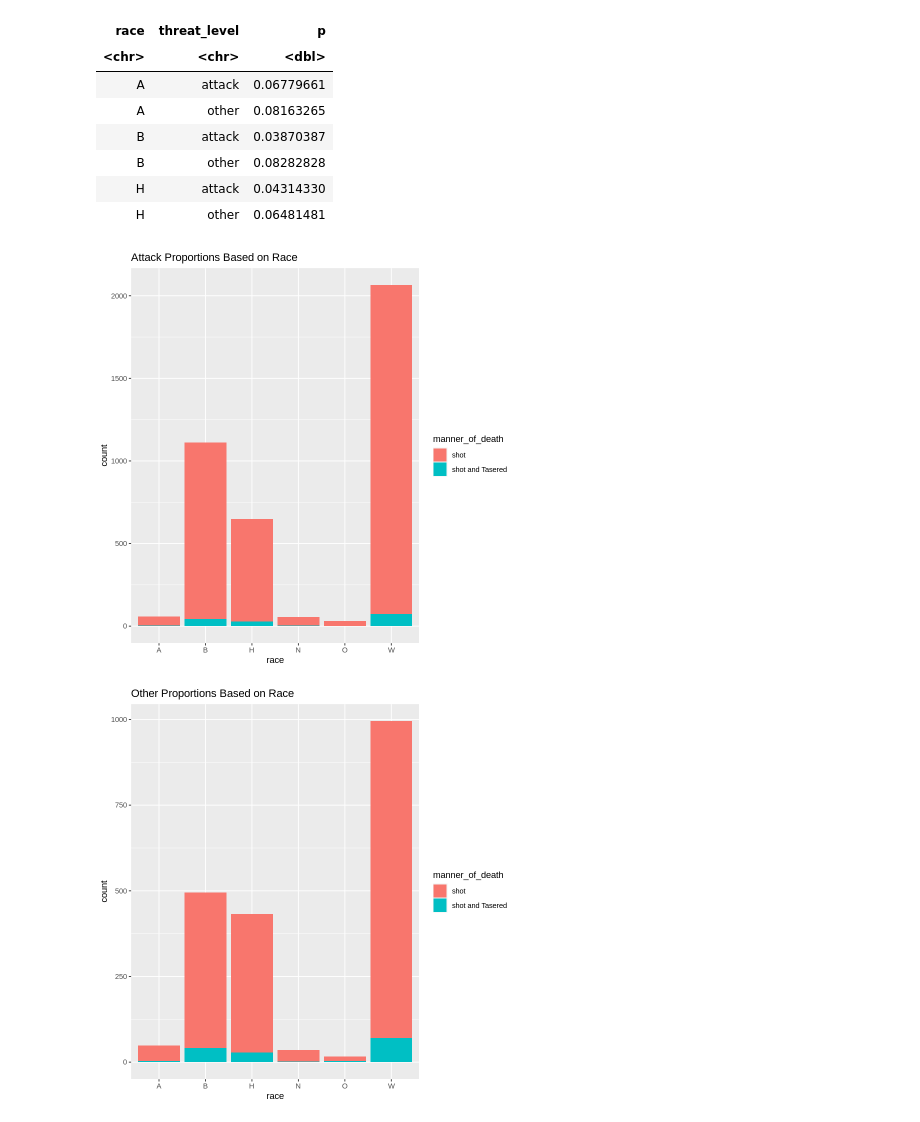
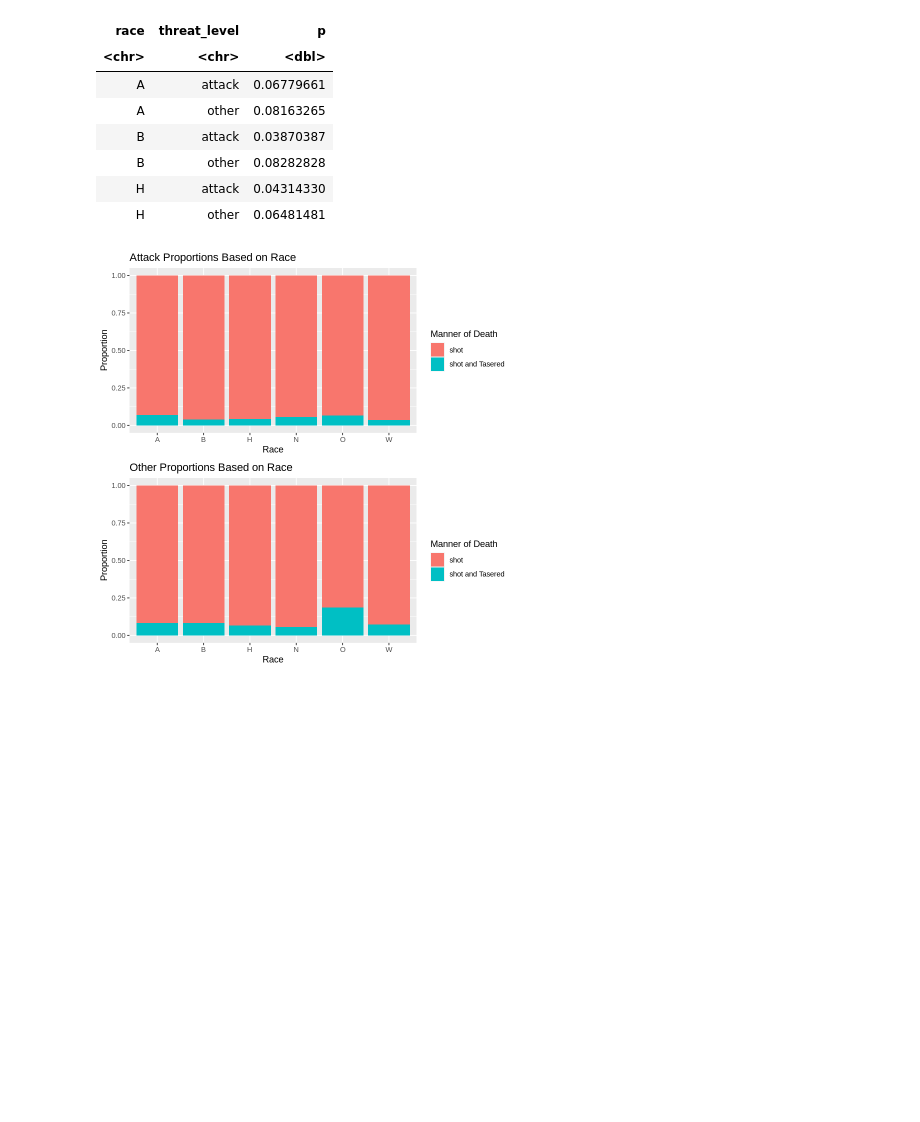
Before and after one commit to edlng/STAT201Project, a Jupyter notebook: project.ipynb, the cells around one changed output. Drawn from its saved outputs; the diff is of its cells as text; code cells hidden in the pictures; blank space fills up the shorter version.

Commit message:
Fixed Visualization Problems

```diff
--- a/project.ipynb
+++ b/project.ipynb
@@ -90,20 +92,20 @@ A grouped_df: 6 × 3
 # %%
 PlottingAttack <- ShootingPop %>%
     filter(threat_level == 'attack') %>%
     group_by(race) %>%
     ggplot(aes(x = race, fill = manner_of_death)) +
-    geom_bar() +
+    labs(x = 'Race', fill = 'Manner of Death', y = 'Proportion') +
+    geom_bar(position = "fill") +
     ggtitle("Attack Proportions Based on Race")
 
 PlottingOther <- ShootingPop %>%
     filter(threat_level == 'other') %>%
     group_by(race) %>%
     ggplot(aes(x = race, fill = manner_of_death)) +
-    geom_bar() +
+    labs(x = 'Race', fill = 'Manner of Death', y = 'Proportion') +
+    geom_bar(position = "fill") +
     ggtitle("Other Proportions Based on Race")
 
-PlottingAttack
-PlottingOther
+plot_grid(PlottingAttack, PlottingOther, nrow = 2)
 # %% [output]
-[figure, old version]
+[figure, new version]
-[figure, removed]
```
Also changed, not shown: parts of 1 cell of this notebook.
